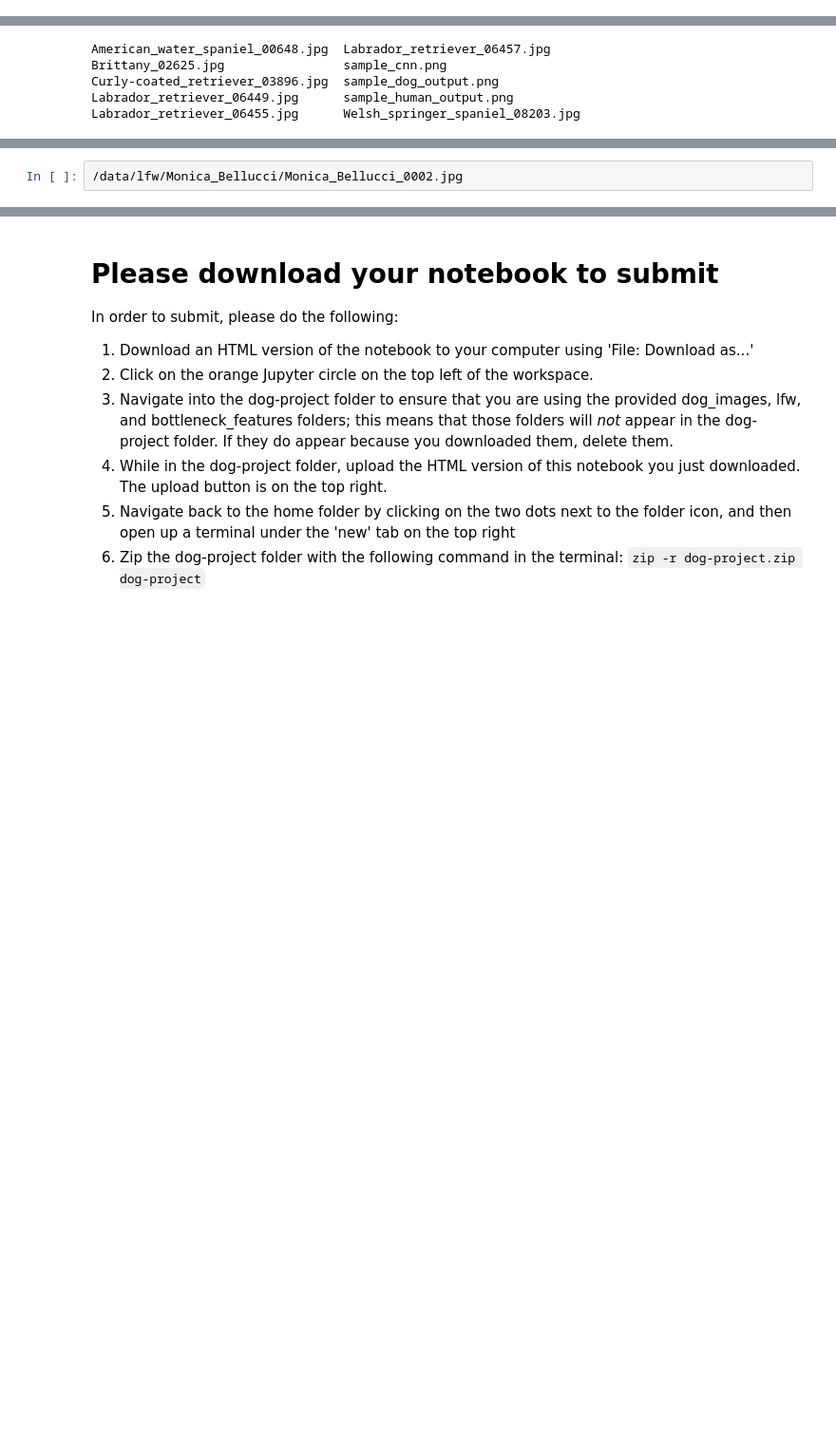
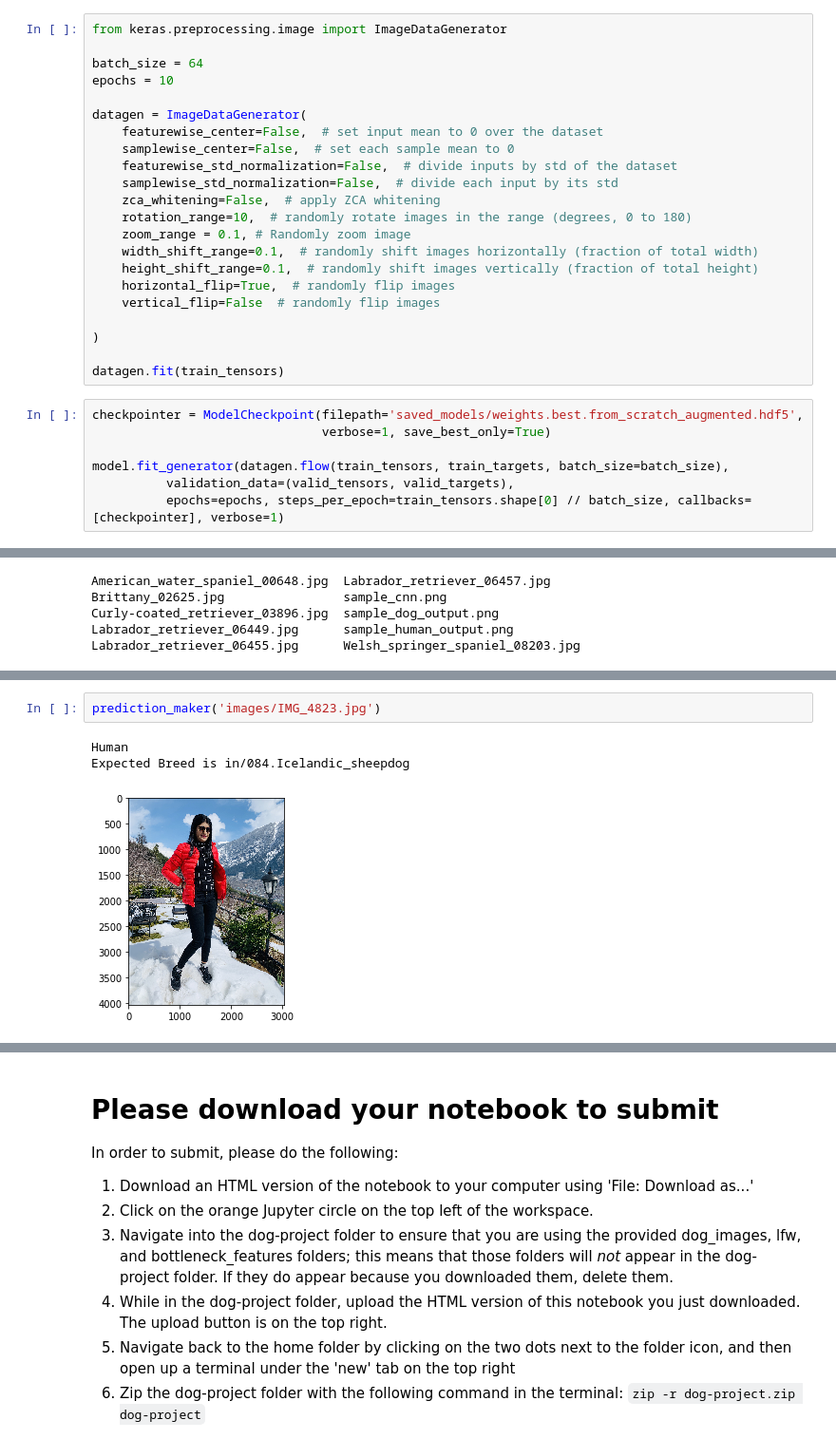
Before and after one commit to lalit527/dog-project, a Jupyter notebook: dog_app.ipynb, the cells around one changed output, grey strips where cells are left out. Shown at 95% size. Drawn from its saved outputs; the diff is of its cells as text; blank space fills up the shorter version.

```diff
--- a/dog_app.ipynb
+++ b/dog_app.ipynb
@@ -511,0 +468,29 @@ Try out your model on the test dataset of dog images.  Ensure that your test acc
+# %%
+from keras.preprocessing.image import ImageDataGenerator
+
+batch_size = 64
+epochs = 10
+
+datagen = ImageDataGenerator(
+    featurewise_center=False,  # set input mean to 0 over the dataset
+    samplewise_center=False,  # set each sample mean to 0
+    featurewise_std_normalization=False,  # divide inputs by std of the dataset
+    samplewise_std_normalization=False,  # divide each input by its std
+    zca_whitening=False,  # apply ZCA whitening
+    rotation_range=10,  # randomly rotate images in the range (degrees, 0 to 180)
+    zoom_range = 0.1, # Randomly zoom image
+    width_shift_range=0.1,  # randomly shift images horizontally (fraction of total width)
+    height_shift_range=0.1,  # randomly shift images vertically (fraction of total height)
+    horizontal_flip=True,  # randomly flip images
+    vertical_flip=False  # randomly flip images
+
+)
+
+datagen.fit(train_tensors)
+# %%
+checkpointer = ModelCheckpoint(filepath='saved_models/weights.best.from_scratch_augmented.hdf5',
+                               verbose=1, save_best_only=True)
+
+model.fit_generator(datagen.flow(train_tensors, train_targets, batch_size=batch_size),
+          validation_data=(valid_tensors, valid_targets),
+          epochs=epochs, steps_per_epoch=train_tensors.shape[0] // batch_size, callbacks=[checkpointer], verbose=1)
@@ -861,3 +880,7 @@ Expected Breed is in/064.English_toy_spaniel
 [figure]
-# %%
-/data/lfw/Monica_Bellucci/Monica_Bellucci_0002.jpg
+# %%
+prediction_maker('images/IMG_4823.jpg')
+# %% [output]
+Human
+Expected Breed is in/084.Icelandic_sheepdog
+[figure, added]
```
Also changed, not shown: parts of 30 cells of this notebook, 1 other file.
